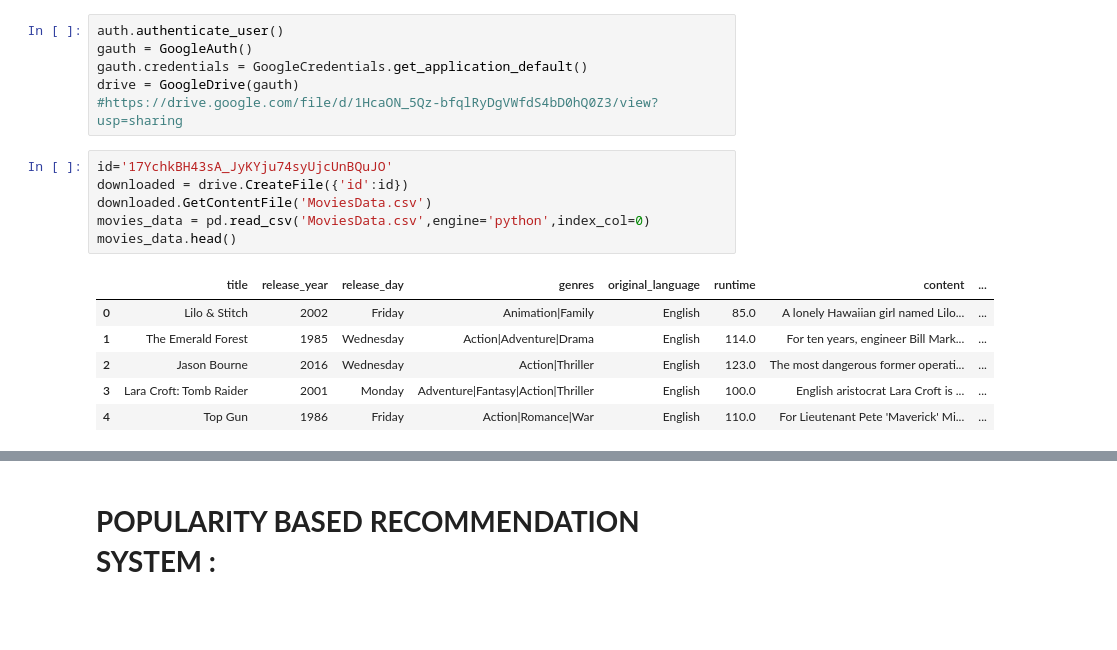
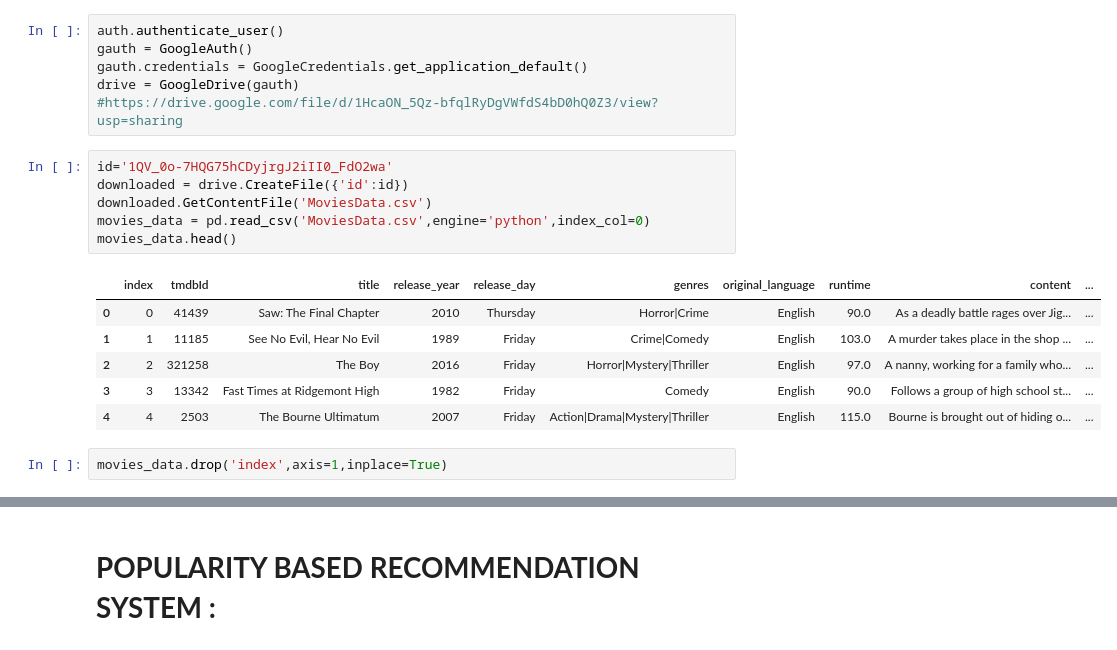
Before and after one commit to disha2sinha/Movie-Recommendation-System, a Jupyter notebook: Popularity_Based_Recommendation_System.ipynb, the cells around one changed output, grey strips where cells are left out. Saved outputs shown, nothing was run; the diff lists cells and outputs as text; blank space fills up the shorter version.

```diff
--- a/Popularity_Based_Recommendation_System.ipynb
+++ b/Popularity_Based_Recommendation_System.ipynb
@@ -21,18 +21,20 @@ gauth.credentials = GoogleCredentials.get_application_default()
 drive = GoogleDrive(gauth)
 #https://drive.google.com/file/d/1HcaON_5Qz-bfqlRyDgVWfdS4bD0hQ0Z3/view?usp=sharing
 # %%
-id='17YchkBH43sA_JyKYju74syUjcUnBQuJO'
+id='1QV_0o-7HQG75hCDyjrgJ2iII0_FdO2wa'
 downloaded = drive.CreateFile({'id':id})
 downloaded.GetContentFile('MoviesData.csv')
 movies_data = pd.read_csv('MoviesData.csv',engine='python',index_col=0)
 movies_data.head()
 # %% [output]
-|  | title | release_year | release_day | genres | original_language | runtime | content | ... |
-| 0 | Lilo & Stitch | 2002 | Friday | Animation|Family | English | 85.0 | A lonely Hawaiian girl named Lilo... | ... |
-| 1 | The Emerald Forest | 1985 | Wednesday | Action|Adventure|Drama | English | 114.0 | For ten years, engineer Bill Mark... | ... |
-| 2 | Jason Bourne | 2016 | Wednesday | Action|Thriller | English | 123.0 | The most dangerous former operati... | ... |
-| 3 | Lara Croft: Tomb Raider | 2001 | Monday | Adventure|Fantasy|Action|Thriller | English | 100.0 | English aristocrat Lara Croft is ... | ... |
-| 4 | Top Gun | 1986 | Friday | Action|Romance|War | English | 110.0 | For Lieutenant Pete 'Maverick' Mi... | ... |
+|  | index | tmdbId | title | release_year | release_day | genres | original_language | runtime | content | ... |
+| 0 | 0 | 41439 | Saw: The Final Chapter | 2010 | Thursday | Horror|Crime | English | 90.0 | As a deadly battle rages over Jig... | ... |
+| 1 | 1 | 11185 | See No Evil, Hear No Evil | 1989 | Friday | Crime|Comedy | English | 103.0 | A murder takes place in the shop ... | ... |
+| 2 | 2 | 321258 | The Boy | 2016 | Friday | Horror|Mystery|Thriller | English | 97.0 | A nanny, working for a family who... | ... |
+| 3 | 3 | 13342 | Fast Times at Ridgemont High | 1982 | Friday | Comedy | English | 90.0 | Follows a group of high school st... | ... |
+| 4 | 4 | 2503 | The Bourne Ultimatum | 2007 | Friday | Action|Drama|Mystery|Thriller | English | 115.0 | Bourne is brought out of hiding o... | ... |
+# %%
+movies_data.drop('index',axis=1,inplace=True)
 # %%
 movies_data.info()
 # %% [output]
```
Also changed, not shown: parts of 11 cells of this notebook.
